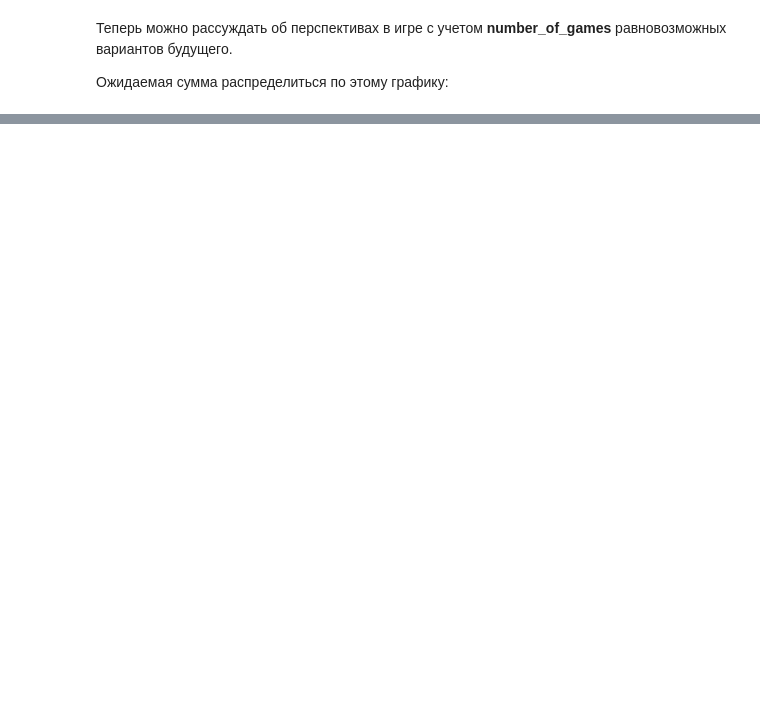
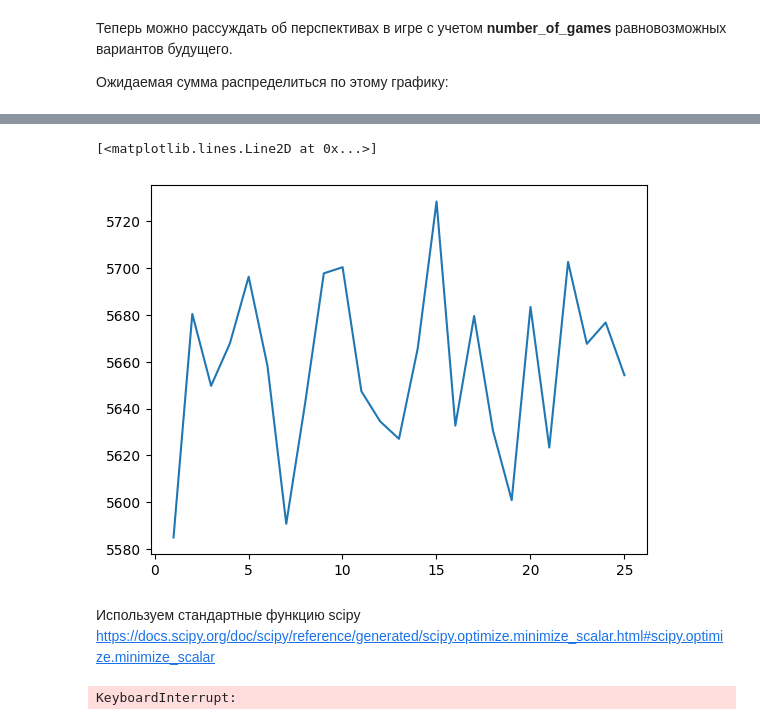
Before and after one commit to pavlozt/research, a Jupyter notebook: simulation/crash_game_x/game_sim.ipynb, the cells around one changed output, grey strips where cells are left out. Drawn from its saved outputs; the diff is of its cells as text; code cells hidden in the pictures; blank space fills up the shorter version.

```diff
--- a/simulation/crash_game_x/game_sim.ipynb
+++ b/simulation/crash_game_x/game_sim.ipynb
@@ -144,0 +147,7 @@ print('Начали с ', start_balance, '. В среднем ожидаем в
+# %%
+def find_function(x):
+    # меняем глобальную k и перезапускам старую функцию
+    k=x
+    simulate_all_games()
+    return -game_results.mean()
+vfunc = np.vectorize(find_function)
@@ -144,0 +165,11 @@ print('Начали с ', start_balance, '. В среднем ожидаем в
+# %%
+ys = vfunc(xs)
+ys
+# %%
+plt.plot(xs,-ys)
+# %% [output]
+[<matplotlib.lines.Line2D at 0x...>]
+[figure, added]
+# %% [markdown]
+Используем стандартные функцию scipy
+https://docs.scipy.org/doc/scipy/reference/generated/scipy.optimize.minimize_scalar.html#scipy.optimize.minimize_scalar
@@ -144,0 +178,5 @@ print('Начали с ', start_balance, '. В среднем ожидаем в
+# %%
+res = minimize_scalar(find_function, 1.5, bounds=(1.1, 50.0), method='bounded')
+res
+# %% [output]
+KeyboardInterrupt:
```
Also changed, not shown: parts of 12 cells of this notebook, 1 other file.
